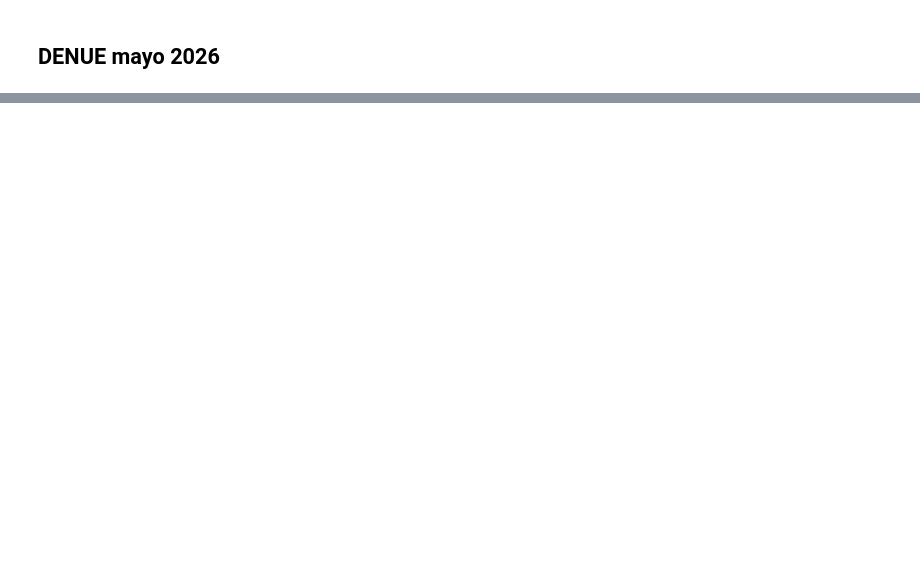
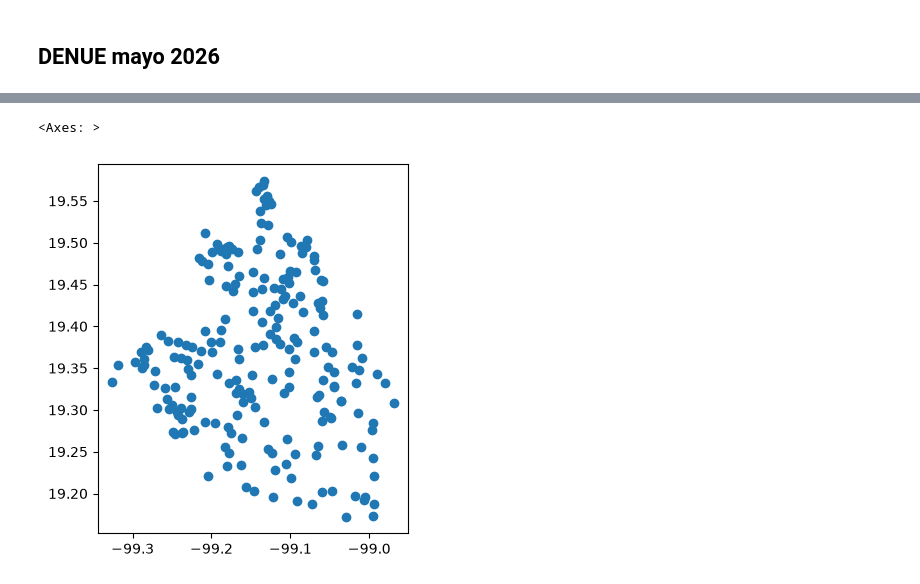
Before and after one commit to Lucas-G-A/demanda-servicios-salud-cdmx, a Jupyter notebook: notebooks/01_explore.ipynb, the cells around one changed output, grey strips where cells are left out. Saved outputs shown, nothing was run; the diff lists cells and outputs as text; code cells hidden in the pictures; blank space fills up the shorter version.

```diff
--- a/notebooks/01_explore.ipynb
+++ b/notebooks/01_explore.ipynb
@@ -126,0 +190,6 @@ print(denue_2026.head())
+# %%
+# si está descomprimido
+centros_salud = gpd.read_file("/Users/lucasgarcia/Desktop/Dataton/demanda_servicios_salud_cdmx/data/raw/Centros de Salud datos geograficos/Centros_de_salud.shp")
+
+
+centros_salud.head()
@@ -126,0 +217,5 @@ print(denue_2026.head())
+# %%
+centros_salud.plot()
+# %% [output]
+<Axes: >
+[figure, added]
```
Also changed, not shown: parts of 40 cells of this notebook, 12 other files.
